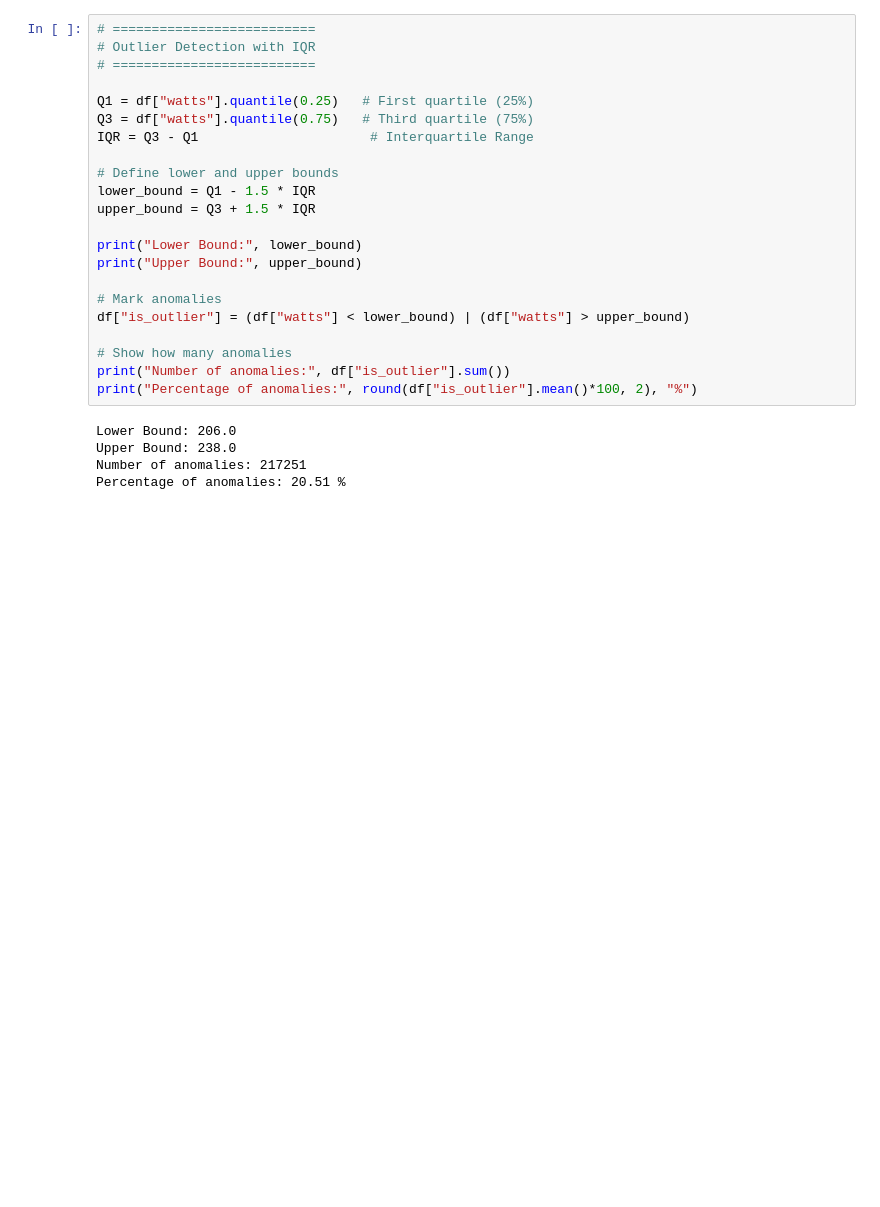
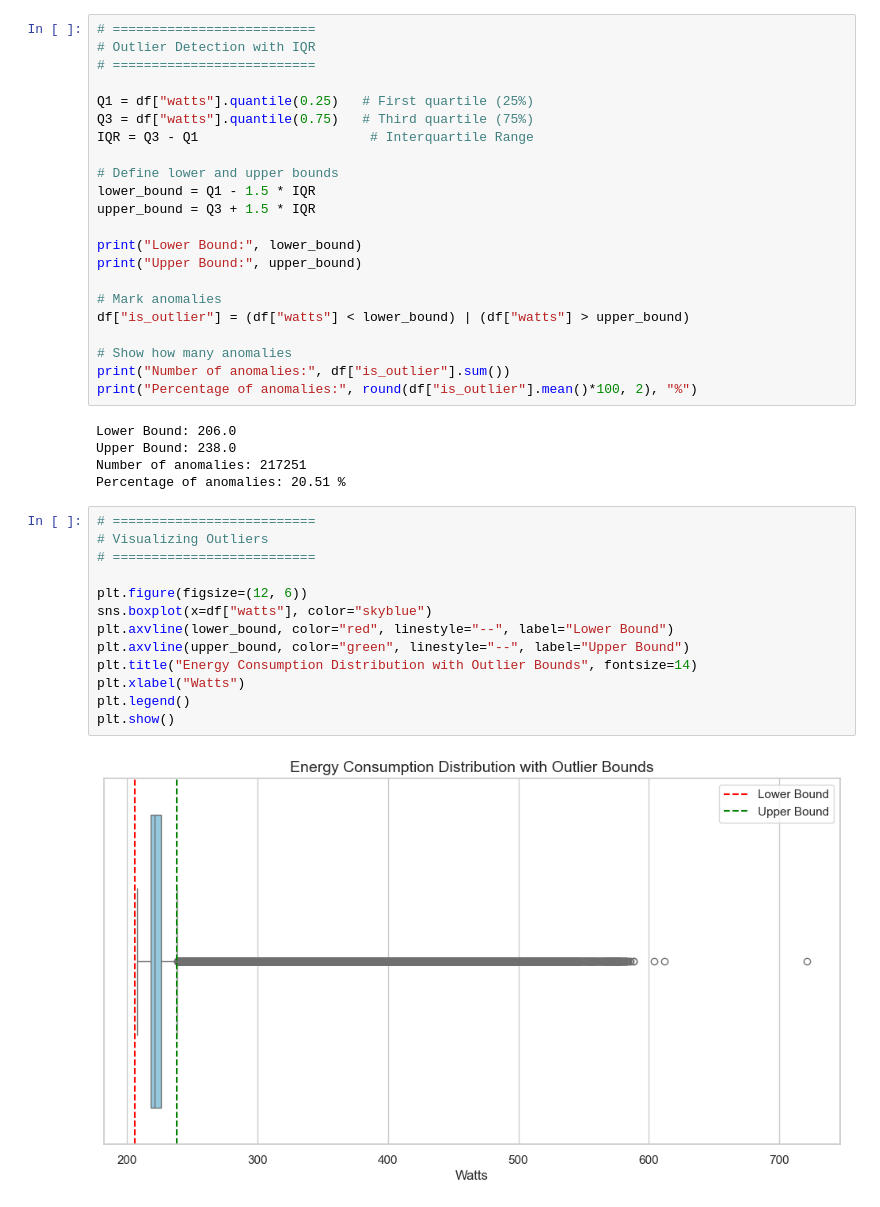
Before and after one commit to onurbalicc/llm-sustainability-analysis, a Jupyter notebook: notebooks/02_feature_engineering.ipynb, the cells around one changed output. Drawn from its saved outputs; the diff is of its cells as text; blank space fills up the shorter version.

```diff
--- a/notebooks/02_feature_engineering.ipynb
+++ b/notebooks/02_feature_engineering.ipynb
@@ -186,3 +202,18 @@ Lower Bound: 206.0
 Upper Bound: 238.0
 Number of anomalies: 217251
 Percentage of anomalies: 20.51 %
+# %%
+# ==========================
+# Visualizing Outliers
+# ==========================
+
+plt.figure(figsize=(12, 6))
+sns.boxplot(x=df["watts"], color="skyblue")
+plt.axvline(lower_bound, color="red", linestyle="--", label="Lower Bound")
+plt.axvline(upper_bound, color="green", linestyle="--", label="Upper Bound")
+plt.title("Energy Consumption Distribution with Outlier Bounds", fontsize=14)
+plt.xlabel("Watts")
+plt.legend()
+plt.show()
+# %% [output]
+[figure, added]
```
Also changed, not shown: parts of 8 cells of this notebook.
